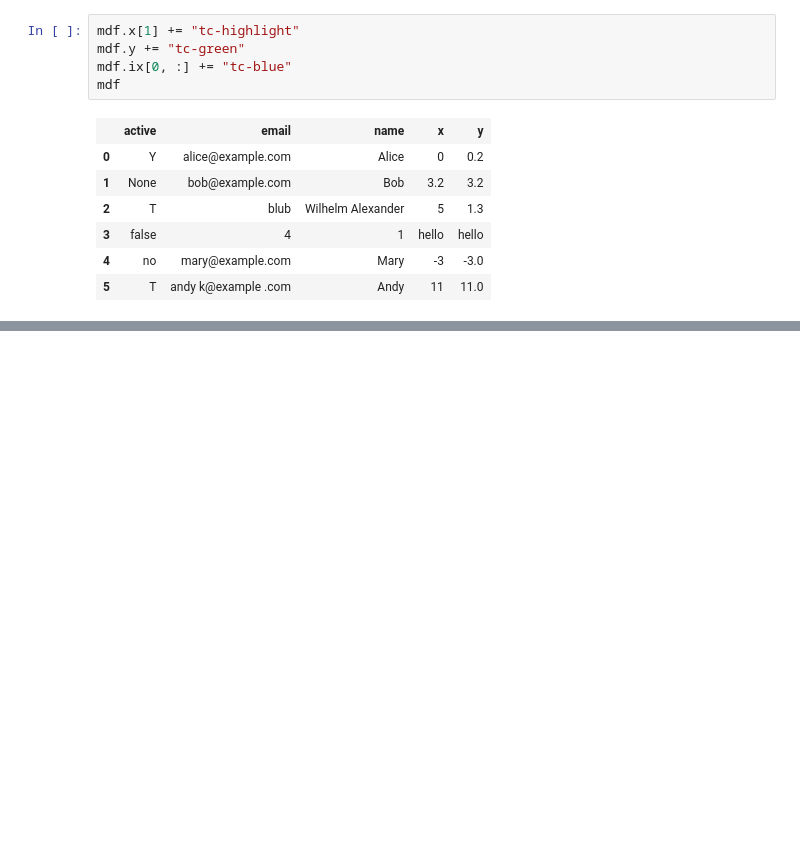
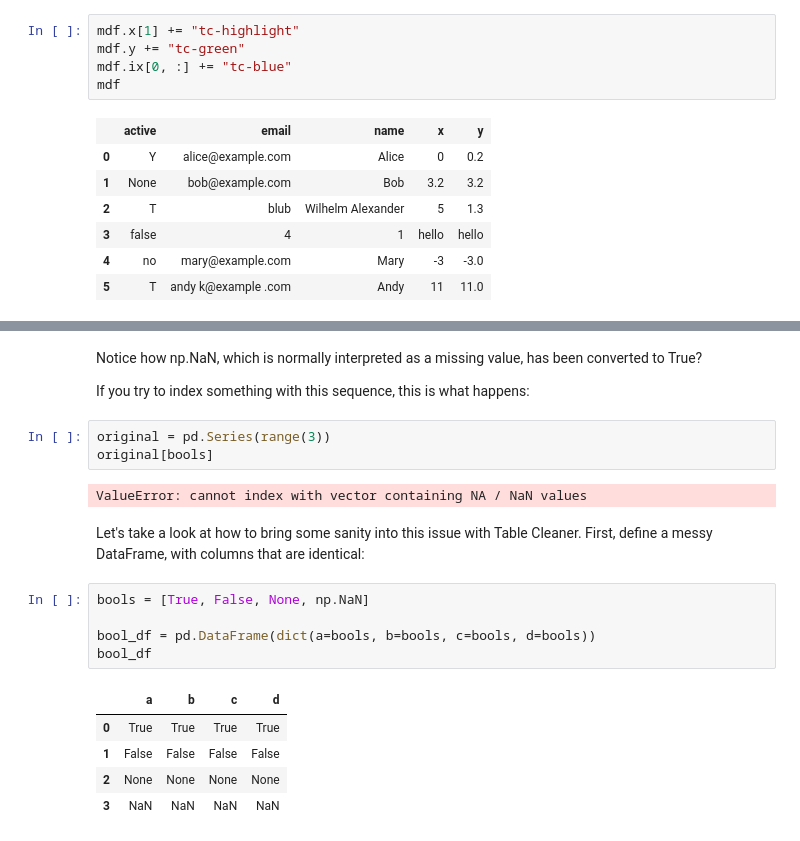
Before and after one commit to akloster/table-cleaner, a Jupyter notebook: docs/source/Tutorial.ipynb, the cells around one changed output, grey strips where cells are left out. Saved outputs shown, nothing was run; the diff lists cells and outputs as text; blank space fills up the shorter version.

```diff
--- a/docs/source/Tutorial.ipynb
+++ b/docs/source/Tutorial.ipynb
@@ -238,0 +262,22 @@ mdf
+# %% [markdown]
+Notice how np.NaN, which is normally interpreted as a missing value, has been converted to True?
+
+If you try to index something with this sequence, this is what happens:
+# %%
+original = pd.Series(range(3))
+original[bools]
+# %% [output]
+ValueError: cannot index with vector containing NA / NaN values
+# %% [markdown]
+Let's take a look at how to bring some sanity into this issue with Table Cleaner. First, define a messy DataFrame, with columns that are identical:
+# %%
+bools = [True, False, None, np.NaN]
+
+bool_df = pd.DataFrame(dict(a=bools, b=bools, c=bools, d=bools))
+bool_df
+# %% [output]
+|  | a | b | c | d |
+| 0 | True | True | True | True |
+| 1 | False | False | False | False |
+| 2 | None | None | None | None |
+| 3 | NaN | NaN | NaN | NaN |
```
Also changed, not shown: parts of 17 cells of this notebook, 3 other files.
